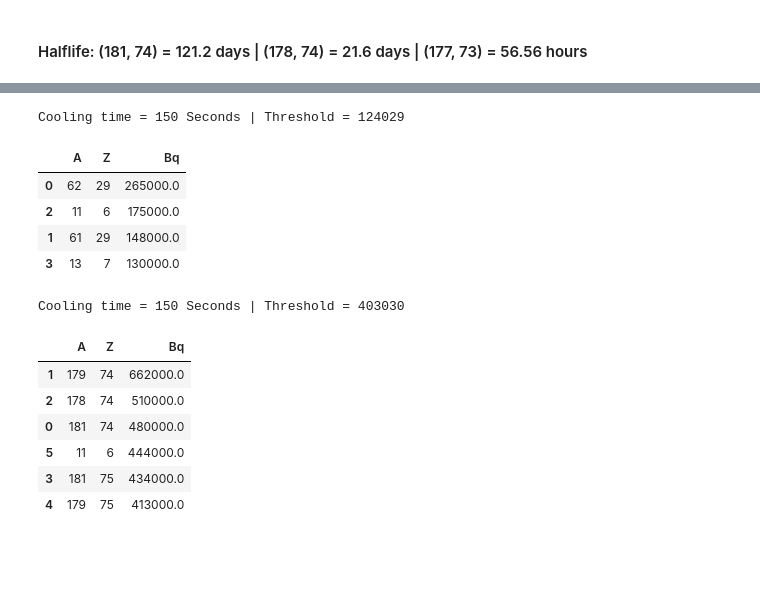
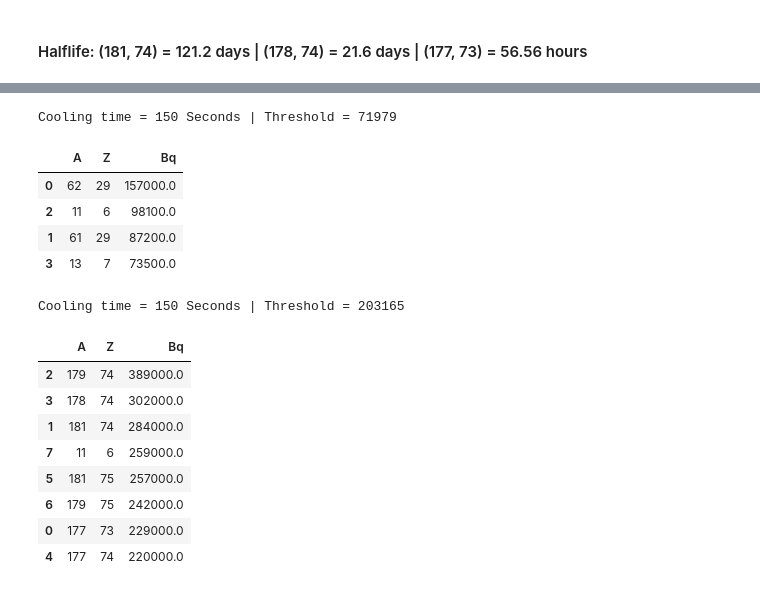
Before and after one commit to sewerininc/fluka_simulations, a Jupyter notebook: python_notebook/first test.ipynb, the cells around one changed output, grey strips where cells are left out. Saved outputs shown, nothing was run; the diff lists cells and outputs as text; code cells hidden in the pictures; blank space fills up the shorter version.

```diff
--- a/python_notebook/first test.ipynb
+++ b/python_notebook/first test.ipynb
@@ -21,10 +21,23 @@ plt.rc("xtick.major", width=1.3) #Sætter tykkelsen på xticks
 #### paths ####
 absolute_path = os.path.abspath('').rstrip("/python_notebook")
 
-brass1p25_paths = glob.glob(absolute_path + "/Full_Sim/brass_tot_1p2mm/brass_full_1p25mm*sum.lis")
-brass_paths.sort()
-tungsten1p27_paths = glob.glob(absolute_path + "/Full_Sim/tungsten_tot_1.27mm/tungsten_full_1p27mm*sum.lis")
-tungsten_paths.sort()
+brass20_1p25_paths = glob.glob(absolute_path + "/Full_Sim/20brass1p25mm/20brass1p25*sum.lis")
+brass1p25_paths.sort()
+
+# all these are dz = 50 mm
+brass1p0_paths = glob.glob(absolute_path + "/Full_Sim/50brass1p0mm/50brass1p0*sum.lis")
+brass1p0_paths.sort()
+brass1p27_paths = glob.glob(absolute_path + "/Full_Sim/50brass1p27mm/50brass1p27*sum.lis")
+brass1p27_paths.sort()
+brass1p5_paths = glob.glob(absolute_path + "/Full_Sim/50brass1p5mm/50brass1p5*sum.lis")
+brass1p5_paths.sort()
+
+tungsten1p0_paths = glob.glob(absolute_path + "/Full_Sim/20tungsten1p0mm/20tungsten1p0*sum.lis")
+tungsten1p0_paths.sort()
+tungsten1p27_paths = glob.glob(absolute_path + "/Full_Sim/20tungsten1p27mm/20tungsten1p27*sum.lis")
+tungsten1p27_paths.sort()
+tungsten1p5_paths = glob.glob(absolute_path + "/Full_Sim/20tungsten1p5mm/20tungsten1p5*sum.lis")
+tungsten1p5_paths.sort()
 # %%
 cool_times_dict = {
     "cool1": 300, "cool2": 900, "cool3": 3600, "cool4": 7200, "cool5": 14400, "cool6": 28800, "cool7": 57600,
@@ -317,22 +357,24 @@ Cooling time = 100.0 Hours | Threshold = 27810
 # %%
-ff1, ff2 = get_df_sum(brass_paths[18])
+ff1, ff2 = get_df_sum(brass1p27_paths[18])
 find_elements(ff1, ff1.max().mean()*10, True)
 # %% [output]
-Cooling time = 150 Seconds | Threshold = 124029
+Cooling time = 150 Seconds | Threshold = 71979
 |  | A | Z | Bq |
-| 0 | 62 | 29 | 265000.0 |
-| 2 | 11 | 6 | 175000.0 |
-| 1 | 61 | 29 | 148000.0 |
-| 3 | 13 | 7 | 130000.0 |
+| 0 | 62 | 29 | 157000.0 |
+| 2 | 11 | 6 | 98100.0 |
+| 1 | 61 | 29 | 87200.0 |
+| 3 | 13 | 7 | 73500.0 |
 # %%
-ff1, ff2 = get_df_sum(tungsten_paths[18])
+ff1, ff2 = get_df_sum(tungsten1p27_paths[18])
 find_elements(ff1, ff1.max().mean()*10, True)
 # %% [output]
-Cooling time = 150 Seconds | Threshold = 403030
+Cooling time = 150 Seconds | Threshold = 203165
 |  | A | Z | Bq |
-| 1 | 179 | 74 | 662000.0 |
-| 2 | 178 | 74 | 510000.0 |
-| 0 | 181 | 74 | 480000.0 |
-| 5 | 11 | 6 | 444000.0 |
-| 3 | 181 | 75 | 434000.0 |
-| 4 | 179 | 75 | 413000.0 |
+| 2 | 179 | 74 | 389000.0 |
+| 3 | 178 | 74 | 302000.0 |
+| 1 | 181 | 74 | 284000.0 |
+| 7 | 11 | 6 | 259000.0 |
+| 5 | 181 | 75 | 257000.0 |
+| 6 | 179 | 75 | 242000.0 |
+| 0 | 177 | 73 | 229000.0 |
+| 4 | 177 | 74 | 220000.0 |
```
Also changed, not shown: parts of 18 cells of this notebook, 2 other files.
